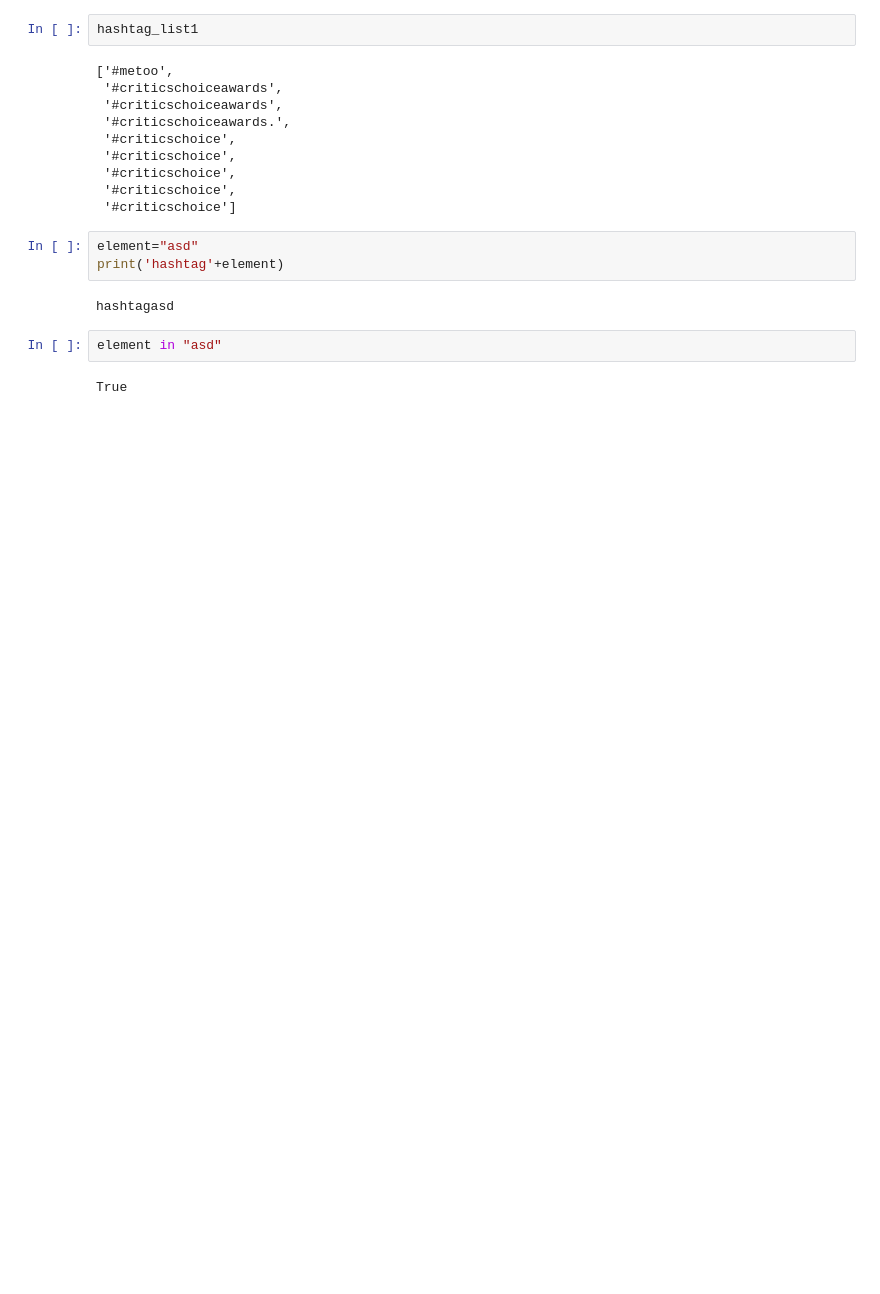
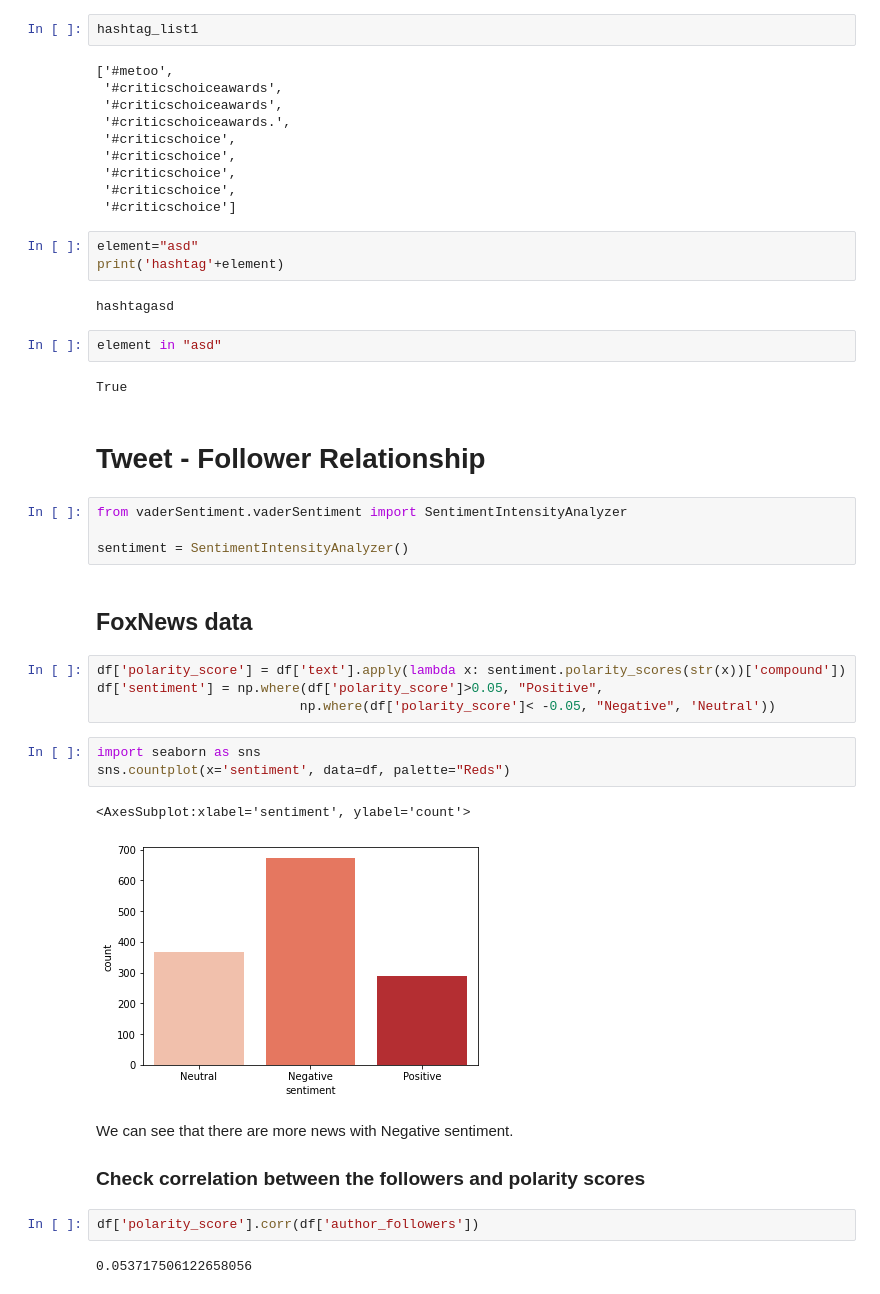
Before and after one commit to damirash/Analysis-of-Tweet_News, a Jupyter notebook: code - Abay.ipynb, the cells around one changed output. Saved outputs shown, nothing was run; the diff lists cells and outputs as text; blank space fills up the shorter version.

Commit message:
tweet-follower relationship done

```diff
--- a/code - Abay.ipynb
+++ b/code - Abay.ipynb
@@ -206,3 +206,29 @@ hashtagasd
 element in "asd"
 # %% [output]
 True
+# %% [markdown]
+# Tweet - Follower Relationship
+# %%
+from vaderSentiment.vaderSentiment import SentimentIntensityAnalyzer
+
+sentiment = SentimentIntensityAnalyzer()
+# %% [markdown]
+## FoxNews data
+# %%
+df['polarity_score'] = df['text'].apply(lambda x: sentiment.polarity_scores(str(x))['compound'])
+df['sentiment'] = np.where(df['polarity_score']>0.05, "Positive",
+                          np.where(df['polarity_score']< -0.05, "Negative", 'Neutral'))
+# %%
+import seaborn as sns
+sns.countplot(x='sentiment', data=df, palette="Reds")
+# %% [output]
+<AxesSubplot:xlabel='sentiment', ylabel='count'>
+[figure, added]
+# %% [markdown]
+We can see that there are more news with Negative sentiment.
+
+### Check correlation between the followers and polarity scores
+# %%
+df['polarity_score'].corr(df['author_followers'])
+# %% [output]
+0.053717506122658056
```
Also changed, not shown: parts of 8 cells of this notebook.
